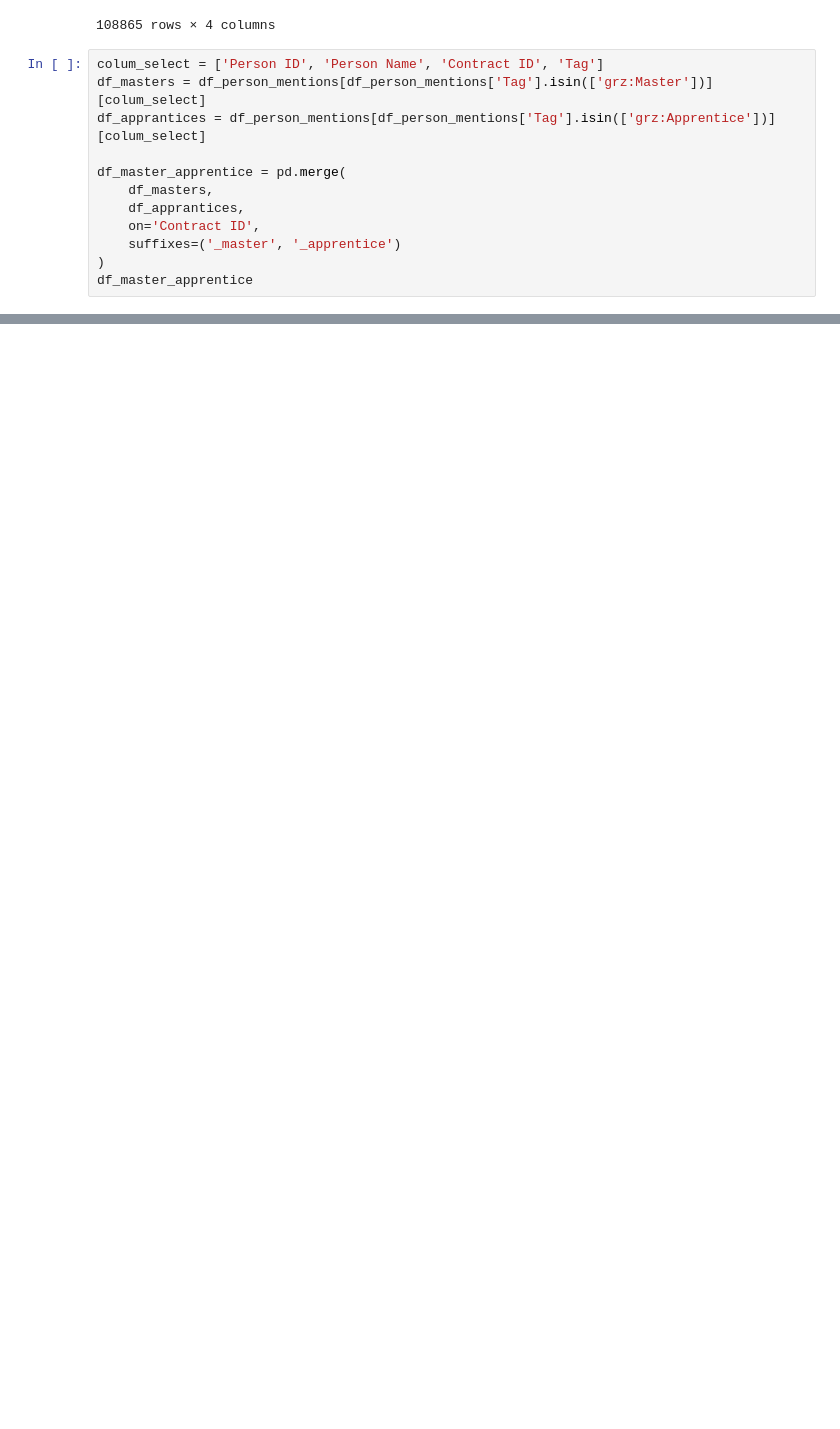
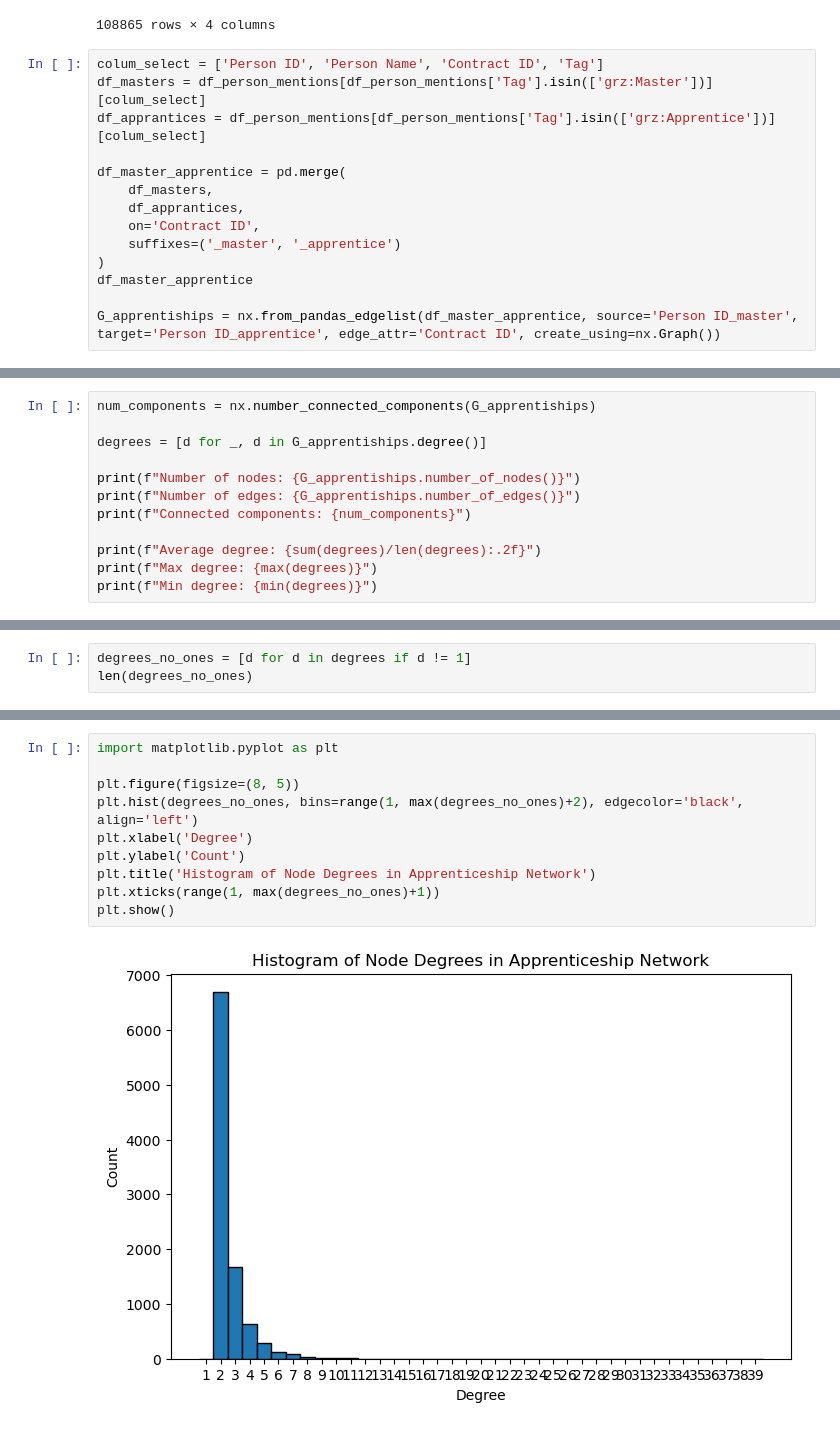
Before and after one commit to ludovicpollet/garzoni, a Jupyter notebook: garzoni_aumad.ipynb, the cells around one changed output, grey strips where cells are left out. Drawn from its saved outputs; the diff is of its cells as text; blank space fills up the shorter version.

Commit message:
"master apprantices network"

```diff
--- a/garzoni_aumad.ipynb
+++ b/garzoni_aumad.ipynb
@@ -63,3 +97,5 @@ df_master_apprentice = pd.merge(
     suffixes=('_master', '_apprentice')
 )
 df_master_apprentice
+
+G_apprentiships = nx.from_pandas_edgelist(df_master_apprentice, source='Person ID_master', target='Person ID_apprentice', edge_attr='Contract ID', create_using=nx.Graph())
@@ -79,0 +102,12 @@ df_master_apprentice
+# %%
+num_components = nx.number_connected_components(G_apprentiships)
+
+degrees = [d for _, d in G_apprentiships.degree()]
+
+print(f"Number of nodes: {G_apprentiships.number_of_nodes()}")
+print(f"Number of edges: {G_apprentiships.number_of_edges()}")
+print(f"Connected components: {num_components}")
+
+print(f"Average degree: {sum(degrees)/len(degrees):.2f}")
+print(f"Max degree: {max(degrees)}")
+print(f"Min degree: {min(degrees)}")
@@ -79,0 +121,3 @@ df_master_apprentice
+# %%
+degrees_no_ones = [d for d in degrees if d != 1]
+len(degrees_no_ones)
@@ -79,0 +126,12 @@ df_master_apprentice
+# %%
+import matplotlib.pyplot as plt
+
+plt.figure(figsize=(8, 5))
+plt.hist(degrees_no_ones, bins=range(1, max(degrees_no_ones)+2), edgecolor='black', align='left')
+plt.xlabel('Degree')
+plt.ylabel('Count')
+plt.title('Histogram of Node Degrees in Apprenticeship Network')
+plt.xticks(range(1, max(degrees_no_ones)+1))
+plt.show()
+# %% [output]
+[figure, added]
```
Also changed, not shown: parts of 8 cells of this notebook, 1 other file.
